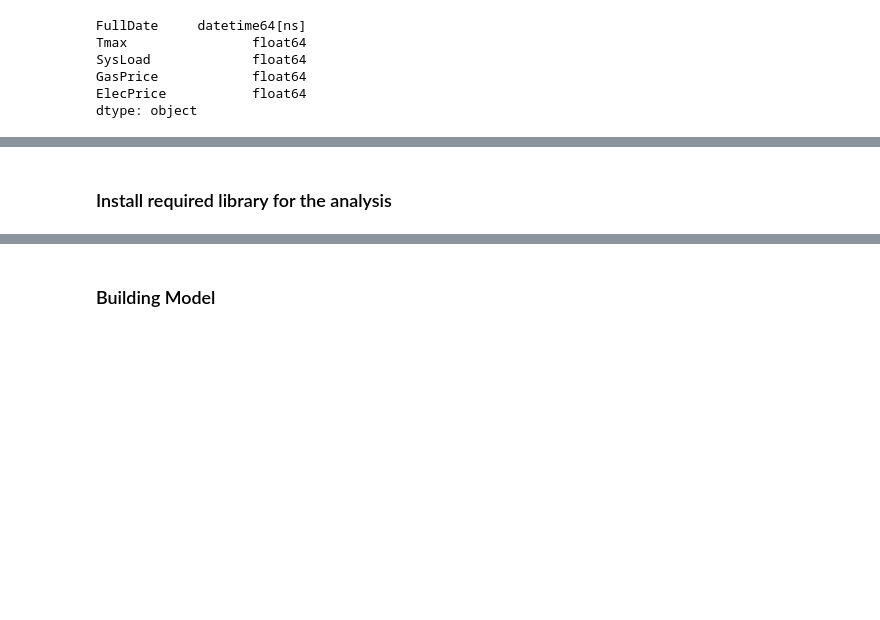
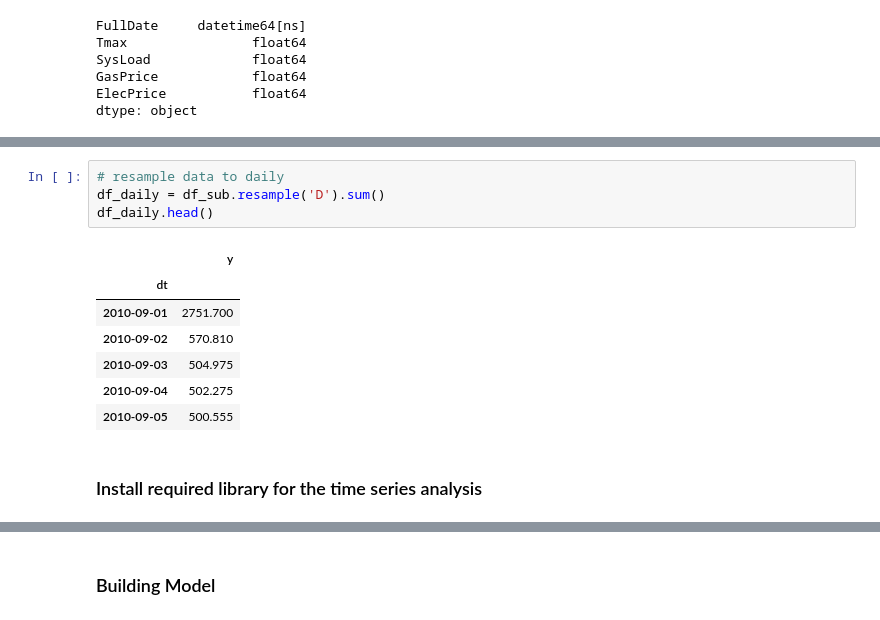
Before and after one commit to muhammedbalogun/Hamoye_internship_assignments, a Jupyter notebook: 005_tag_along_code_stageE.ipynb, the cells around one changed output, grey strips where cells are left out. Saved outputs shown, nothing was run; the diff lists cells and outputs as text; blank space fills up the shorter version.

```diff
--- a/005_tag_along_code_stageE.ipynb
+++ b/005_tag_along_code_stageE.ipynb
@@ -120,5 +154,17 @@ dtype: object
+# %%
+# resample data to daily
+df_daily = df_sub.resample('D').sum()
+df_daily.head()
+# %% [output]
+|  | y |
+| dt |  |
+| 2010-09-01 | 2751.700 |
+| 2010-09-02 | 570.810 |
+| 2010-09-03 | 504.975 |
+| 2010-09-04 | 502.275 |
+| 2010-09-05 | 500.555 |
 # %% [markdown]
-### Install required library for the analysis
+### Install required library for the time series analysis
 # %%
 !pip install pystan~=2.14
 # %% [output]
```
Also changed, not shown: parts of 5 cells of this notebook.
